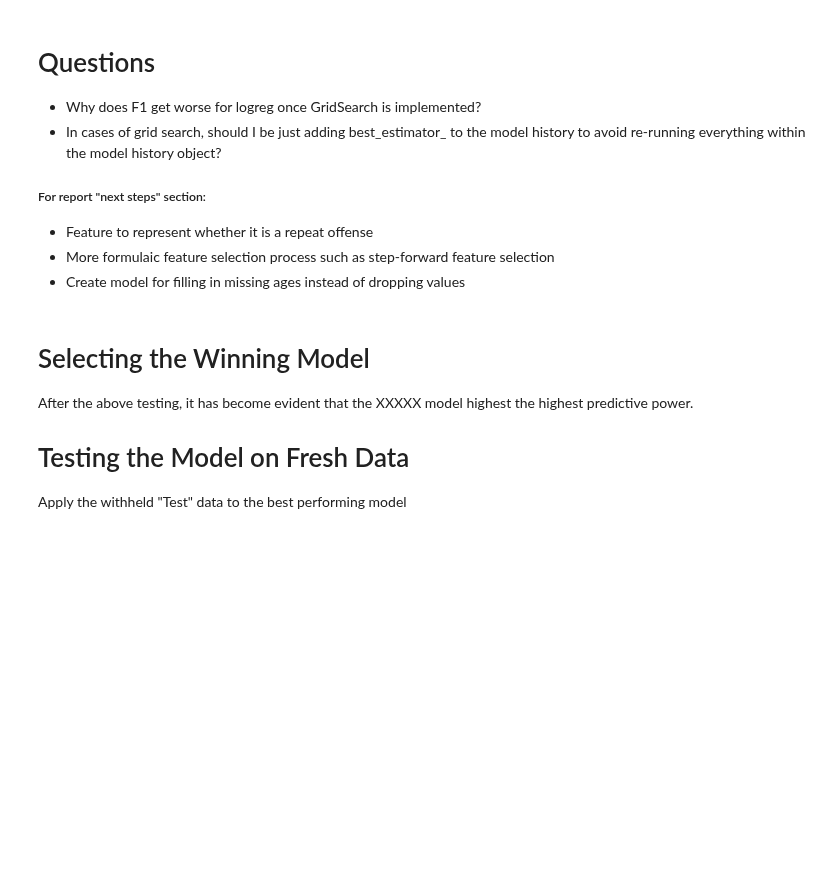
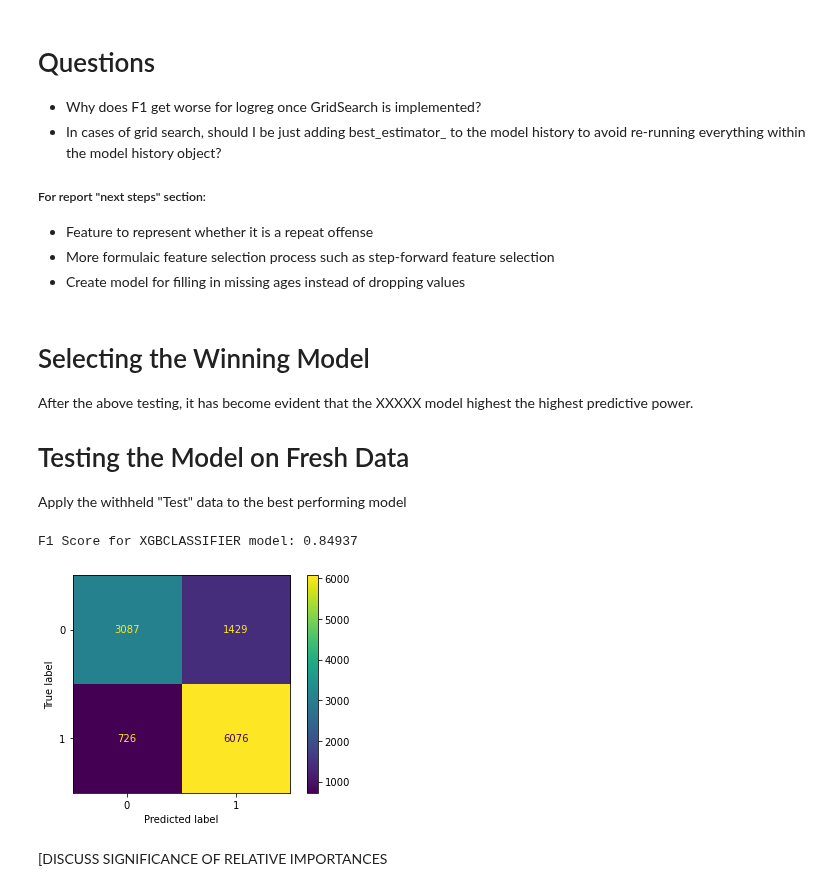
Before and after one commit to sethnlewis/Policing-Bias, a Jupyter notebook: analysis/EDA.ipynb, the cells around one changed output. Saved outputs shown, nothing was run; the diff lists cells and outputs as text; code cells hidden in the pictures; blank space fills up the shorter version.

```diff
--- a/analysis/EDA.ipynb
+++ b/analysis/EDA.ipynb
@@ -702,11 +710,11 @@ Test: 0.8541887605825926
 ### XG Boost
 # %%
 param_grid = {
-    'model__learning_rate': [0.1, 0.2],
-    'model__max_depth': [3, 6],
-    'model__min_child_weight': [1, 2],
-    'model__subsample': [0.5, 0.7],
-    'model__n_estimators': [100, 150]}
+    'model__learning_rate': [0.1]}#, 0.2],
+    #'model__max_depth': [3, 6],
+    #'model__min_child_weight': [1, 2],
+    #'model__subsample': [0.5, 0.7],
+    #'model__n_estimators': [100, 150]}
 
 pipe = Pipeline([('cols', transformer_ss),
                  ('model', model_xgb)])
@@ -716,3 +724,5 @@ search.fit(X, y)
 model_history.add_model(search.best_estimator_, X, y, display_results=True, notes='grid-based xgb')
 
 final_model_xgb = search.best_estimator_
+
+final_models.append(final_model_xgb)
@@ -723,7 +741,7 @@ plot_confusion_matrix(final_model_xgb, X, y);
 # %% [markdown]
 ### Based on cumulative results, define the best model:
 # %%
-best_model = ???
+best_model = final_model_xgb
 # %% [markdown]
 # To do
 FOR "REOEAT OFFENDER" MAKE SURE NOT TO CLASSIFY THEIR FIRST
@@ -769,8 +787,23 @@ After the above testing, it has become evident that the XXXXX model highest the
 
 # Testing the Model on Fresh Data
 Apply the withheld "Test" data to the best performing model
-# %%
-with open (os.path.join(processed_data_path, 'test_data.pickle'), 'rb') as f:
-    test = pickle.load(f)
-
-test
+# %%
+with open (os.path.join(processed_data_path, 'test_data.pickle'), 'rb') as f:
+    test_data = pickle.load(f)
+
+X_test = test_data['X_test']
+y_test = test_data['y_test']
+
+f1_score(y_test, best_model.predict(X_test))
+
+for model in final_models:
+    f1 = f1_score(y_test, model.predict(X_test))
+    print('F1 Score for {} model: {}'.format(str(model[1])[:13].upper(), round(f1, 5)))
+# %% [output]
+F1 Score for XGBCLASSIFIER model: 0.84937
+# %%
+plot_confusion_matrix(best_model, X_test, y_test);
+# %% [output]
+[figure, added]
+# %% [markdown]
+[DISCUSS SIGNIFICANCE OF RELATIVE IMPORTANCES
```
Also changed, not shown: parts of 20 cells of this notebook, 2 other files.
